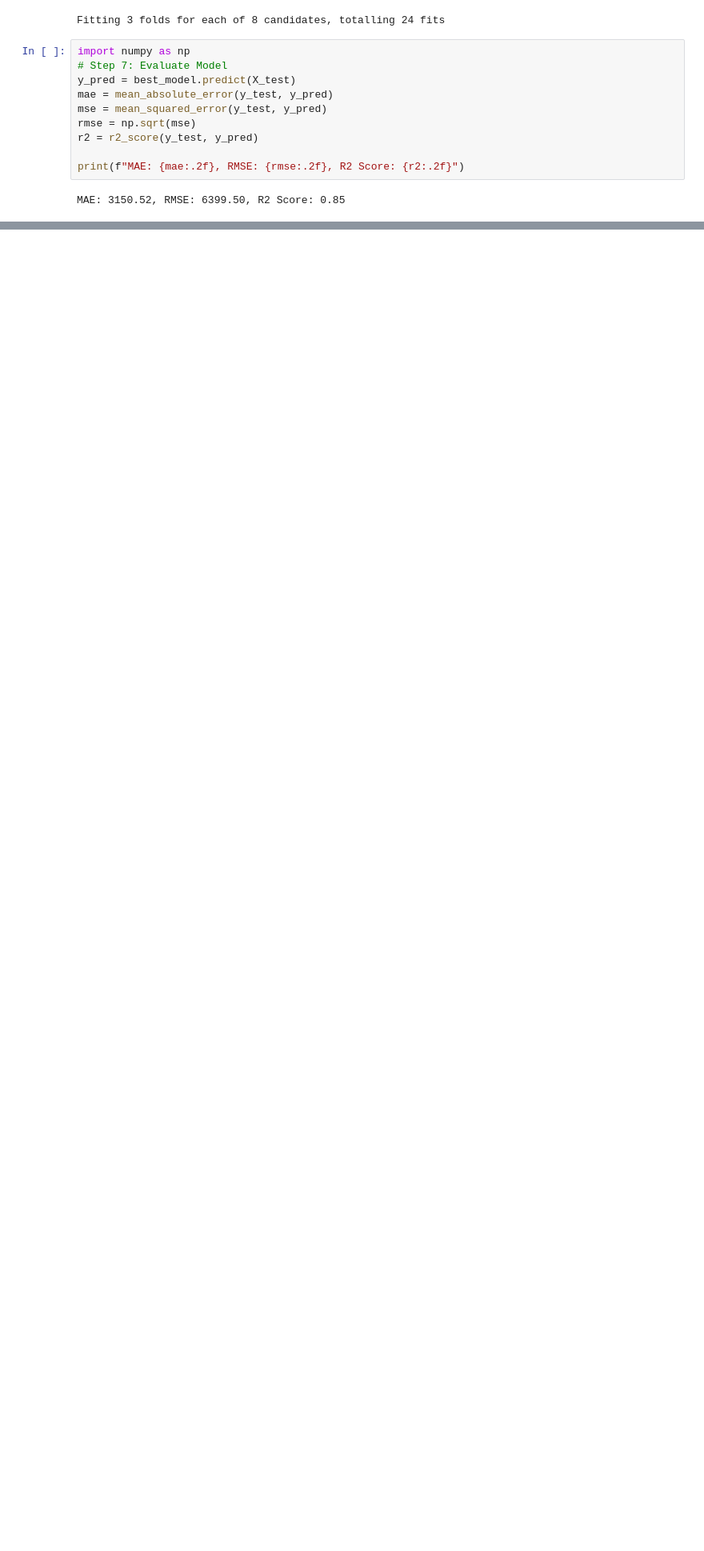
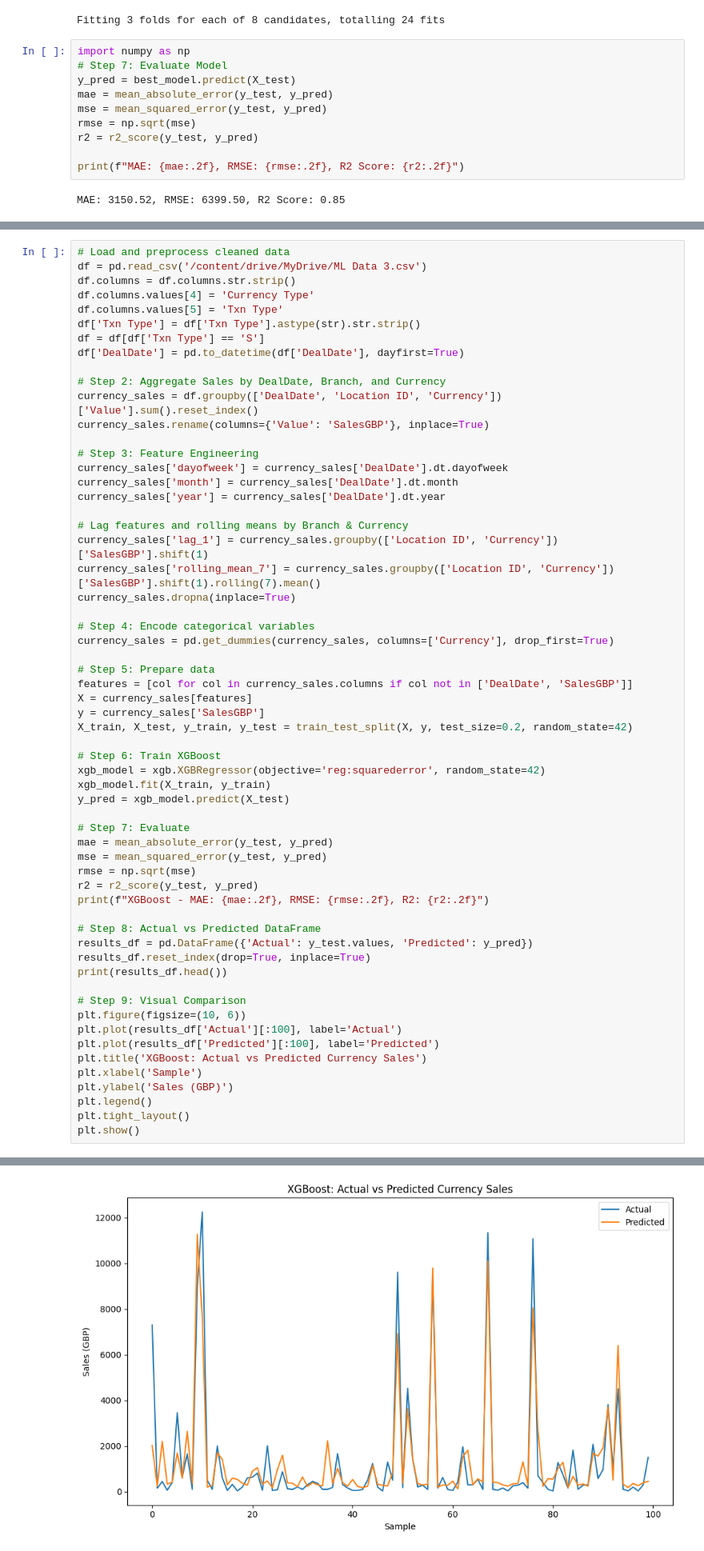
Before and after one commit to ASHIKAMOHAN/Sales_Forecasting, a Jupyter notebook: sales_new.ipynb, the cells around one changed output, grey strips where cells are left out. Shown at 80% size. Cells and saved outputs as stored; diff of their text form; blank space fills up the shorter version.

```diff
--- a/sales_new.ipynb
+++ b/sales_new.ipynb
@@ -228,0 +245,61 @@ print(forecast_df)
+# %%
+# Load and preprocess cleaned data
+df = pd.read_csv('/content/drive/MyDrive/ML Data 3.csv')
+df.columns = df.columns.str.strip()
+df.columns.values[4] = 'Currency Type'
+df.columns.values[5] = 'Txn Type'
+df['Txn Type'] = df['Txn Type'].astype(str).str.strip()
+df = df[df['Txn Type'] == 'S']
+df['DealDate'] = pd.to_datetime(df['DealDate'], dayfirst=True)
+
+# Step 2: Aggregate Sales by DealDate, Branch, and Currency
+currency_sales = df.groupby(['DealDate', 'Location ID', 'Currency'])['Value'].sum().reset_index()
+currency_sales.rename(columns={'Value': 'SalesGBP'}, inplace=True)
+
+# Step 3: Feature Engineering
+currency_sales['dayofweek'] = currency_sales['DealDate'].dt.dayofweek
+currency_sales['month'] = currency_sales['DealDate'].dt.month
+currency_sales['year'] = currency_sales['DealDate'].dt.year
+
+# Lag features and rolling means by Branch & Currency
+currency_sales['lag_1'] = currency_sales.groupby(['Location ID', 'Currency'])['SalesGBP'].shift(1)
+currency_sales['rolling_mean_7'] = currency_sales.groupby(['Location ID', 'Currency'])['SalesGBP'].shift(1).rolling(7).mean()
+currency_sales.dropna(inplace=True)
+
+# Step 4: Encode categorical variables
+currency_sales = pd.get_dummies(currency_sales, columns=['Currency'], drop_first=True)
+
+# Step 5: Prepare data
+features = [col for col in currency_sales.columns if col not in ['DealDate', 'SalesGBP']]
+X = currency_sales[features]
+y = currency_sales['SalesGBP']
+X_train, X_test, y_train, y_test = train_test_split(X, y, test_size=0.2, random_state=42)
+
+# Step 6: Train XGBoost
+xgb_model = xgb.XGBRegressor(objective='reg:squarederror', random_state=42)
+xgb_model.fit(X_train, y_train)
+y_pred = xgb_model.predict(X_test)
+
+# Step 7: Evaluate
+mae = mean_absolute_error(y_test, y_pred)
+mse = mean_squared_error(y_test, y_pred)
+rmse = np.sqrt(mse)
+r2 = r2_score(y_test, y_pred)
+print(f"XGBoost - MAE: {mae:.2f}, RMSE: {rmse:.2f}, R2: {r2:.2f}")
+
+# Step 8: Actual vs Predicted DataFrame
+results_df = pd.DataFrame({'Actual': y_test.values, 'Predicted': y_pred})
+results_df.reset_index(drop=True, inplace=True)
+print(results_df.head())
+
+# Step 9: Visual Comparison
+plt.figure(figsize=(10, 6))
+plt.plot(results_df['Actual'][:100], label='Actual')
+plt.plot(results_df['Predicted'][:100], label='Predicted')
+plt.title('XGBoost: Actual vs Predicted Currency Sales')
+plt.xlabel('Sample')
+plt.ylabel('Sales (GBP)')
+plt.legend()
+plt.tight_layout()
+plt.show()
+# %% [output]
@@ -228,0 +313 @@ print(forecast_df)
+[figure, added]
```
Also changed, not shown: parts of 3 cells of this notebook.
